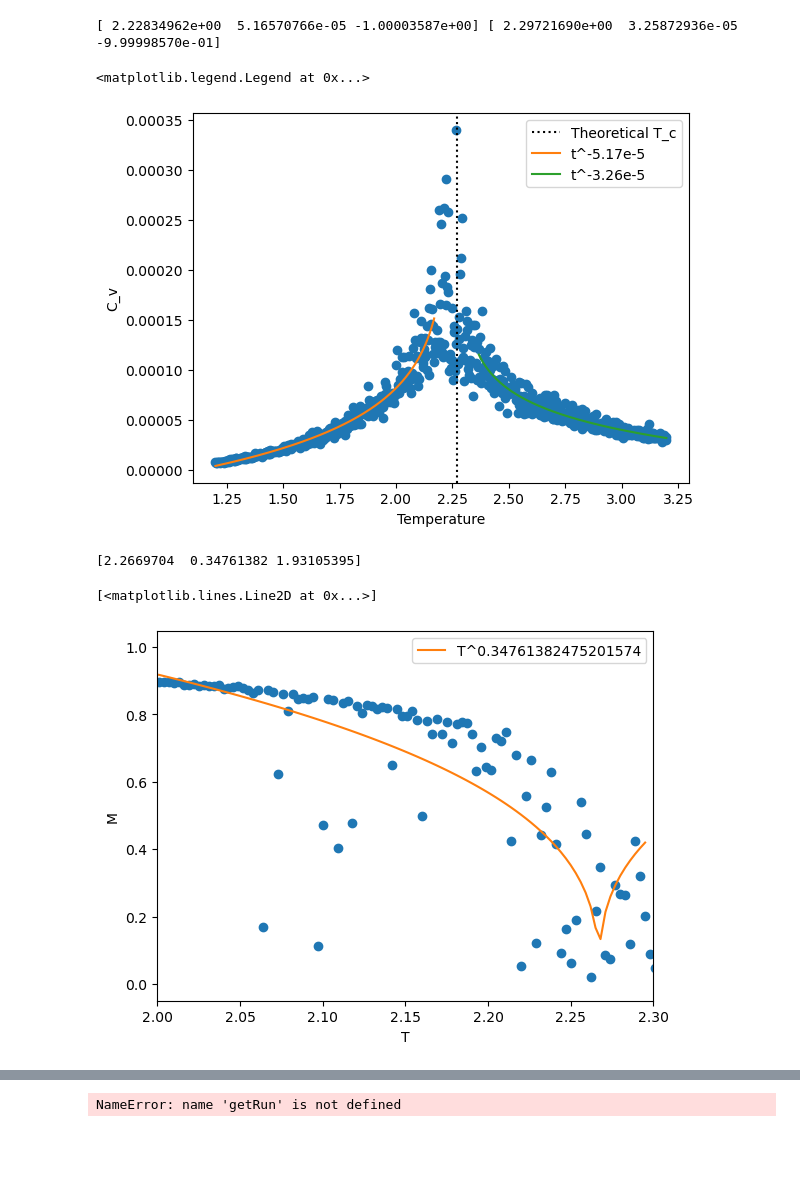
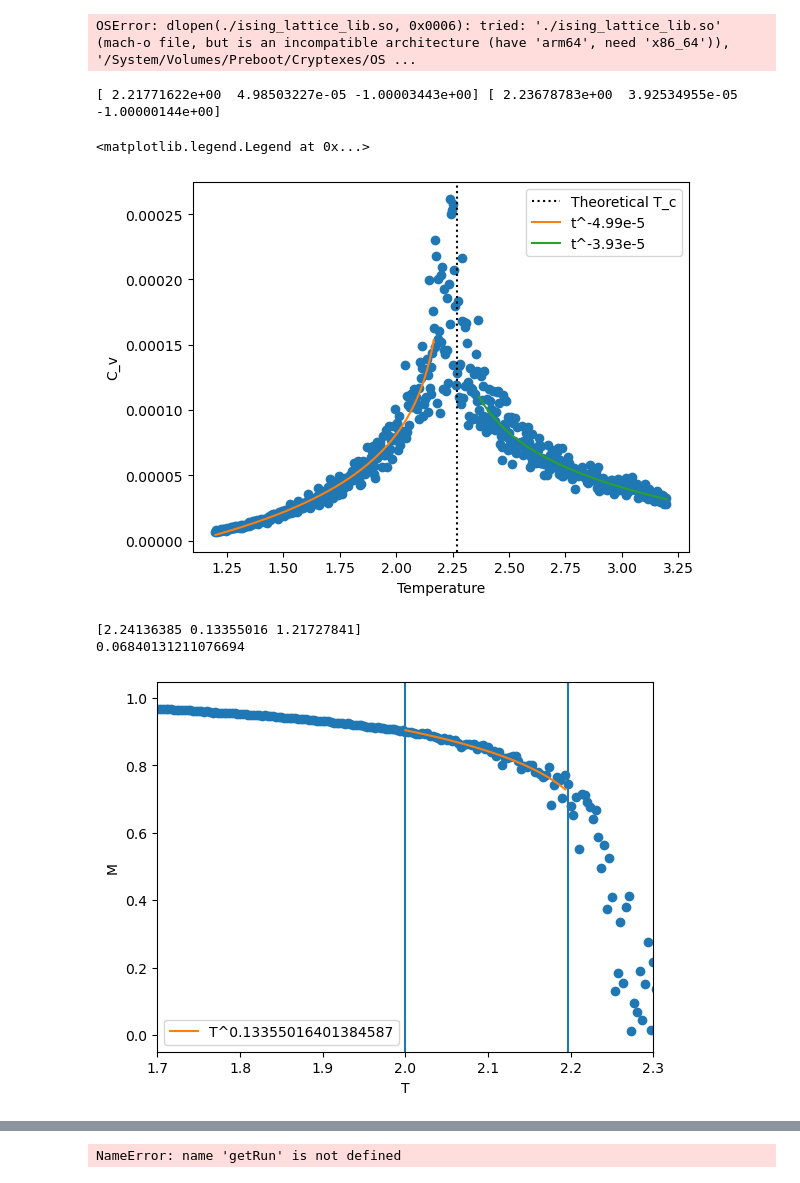
Before and after one commit to gfitez/ising, a Jupyter notebook: analyze.ipynb, the cells around one changed output, grey strips where cells are left out. Cells and saved outputs as stored; diff of their text form; code cells hidden in the pictures; blank space fills up the shorter version.

```diff
--- a/analyze.ipynb
+++ b/analyze.ipynb
@@ -31,11 +29,11 @@ def run(params = {}):
     inpstring = dict_to_string(inp)
 
     run_multi_core(inp)
-
-Tc=2.269
+# %% [output]
+OSError: dlopen(./ising_lattice_lib.so, 0x0006): tried: './ising_lattice_lib.so' (mach-o file, but is an incompatible architecture (have 'arm64', need 'x86_64')), '/System/Volumes/Preboot/Cryptexes/OS ...
 # %%
 """Calculate alpha"""
-
+Tc=2.269
 
 #SC,EM = getRun({"t_step":0.01, "flip_perc":0.1, "N":100, "t_min":1.2, "t_max":3.2, "n_burnin":60000, "n_steps":100000, "t_top":4, "B_top":1, "use_gaussian":True})
 #run({"t_step":0.01, "flip_perc":0.1, "N":100, "t_min":1.2, "t_max":3.2, "n_burnin":60000, "n_steps":100000, "t_top":4, "B_top":1, "use_gaussian":False})
@@ -76,46 +74,52 @@ plt.legend()
 #plt.plot(T,spike(T,*popt))
 #print(popt)
 # %% [output]
-[ 2.22834962e+00  5.16570766e-05 -1.00003587e+00] [ 2.29721690e+00  3.25872936e-05 -9.99998570e-01]
+[ 2.21771622e+00  4.98503227e-05 -1.00003443e+00] [ 2.23678783e+00  3.92534955e-05 -1.00000144e+00]
 <matplotlib.legend.Legend at 0x...>
-[figure, old version]
+[figure, new version]
 # %%
 """Calculate beta"""
 
 #SC,EM = getRun({"t_step":0.01, "flip_perc":0.05, "N":40, "t_min":1.6, "t_max":2.3, "n_burnin":75000, "n_steps":100000, "b_top":10, "t_top":20, "use_gaussian":False})
 
 M=abs(EM["M_mean"])
 T=EM["Temp"]
 plt.plot(T,M,"o")
 
 def sloop(t,Tc,beta,b):
     return b*np.abs((t-Tc)/Tc)**beta
 #def line(x,m,b):
 #    return x*m+b
 
 iMin = np.where(T > 2)[0][0]
-iMax = np.where(T<2.3)[0][-1]
+iMax = np.where(T<2.2)[0][-1]
 
-popt,pcov = curve_fit(sloop,T[iMin:iMax],M[iMin:iMax],p0=(2.265,1/8,1), maxfev=5000)
+plt.axvline(T[iMin])
+plt.axvline(T[iMax])
+
+popt,pcov = curve_fit(sloop,T[iMin:iMax],M[iMin:iMax],p0=(2.265,1/8,1), maxfev=5000, bounds=([2,1/16,-10],[2.5,1/4,10]))
 #popt,pcov = curve_fit(line,T[iMin:iMax],M[iMin:iMax])
 print(popt)
 
 plt.plot(T[iMin:iMax],sloop(T[iMin:iMax],*popt),label=f"T^{popt[1]}")
 plt.xlabel("T")
 plt.ylabel("M")
 plt.legend()
-plt.xlim(2,2.3)
+plt.xlim(1.7,2.3)
 #plt.yscale("log")
 #plt.xscale("log")
 
 def analyticalM(T):
     return (1-np.sinh(2/(T*Tc+Tc))**-4)**0.125
 
 plt.plot(np.linspace(np.min(T),0,100),analyticalM(np.linspace(np.min(T),0,100)))
+
+
+print((popt[1]-0.125)/0.125)
 # %% [output]
-[2.2669704  0.34761382 1.93105395]
+[2.24136385 0.13355016 1.21727841]
+0.06840131211076694
-[<matplotlib.lines.Line2D at 0x...>]
-[figure, old version]
+[figure, new version]
 # %%
 """Calculate gamma"""
 #use the other way to get gamma
```
Also changed, not shown: parts of 4 cells of this notebook, 7 other files.
